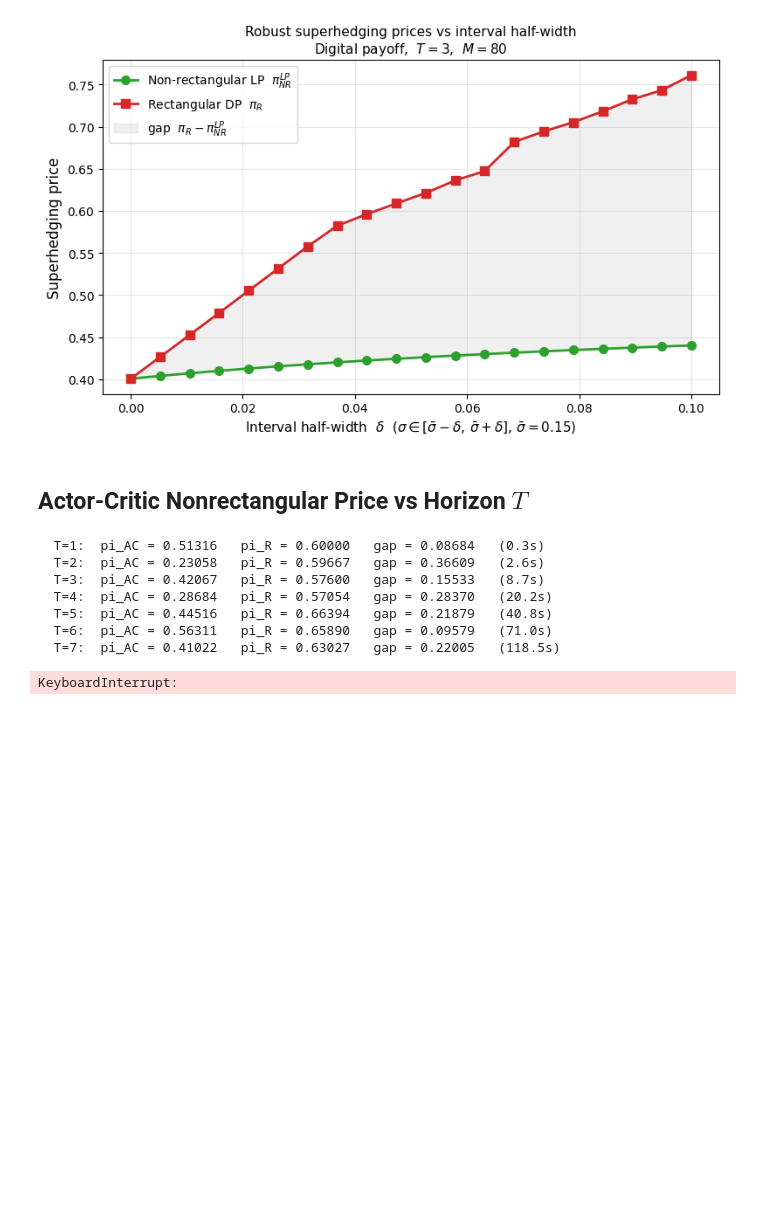
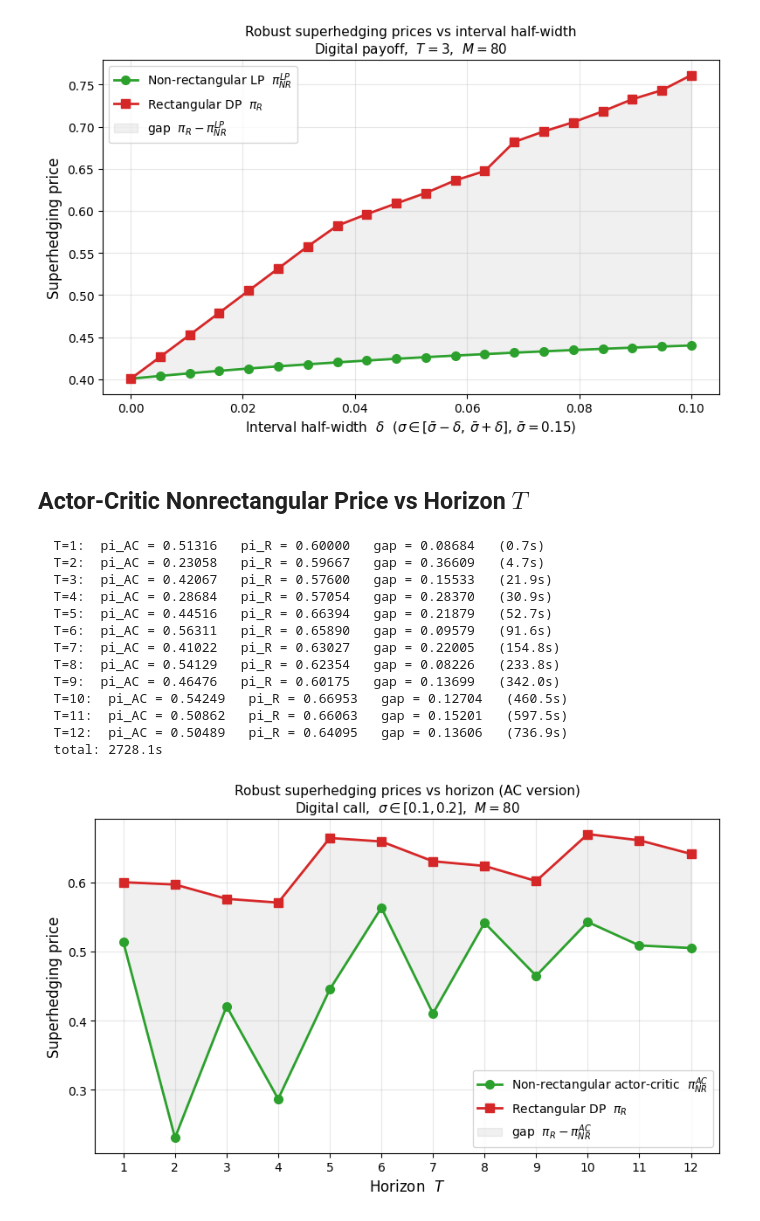
Before and after one commit to jcvetinovska/Rectangularity-Asset-Pricing, a Jupyter notebook: sigma_interval_digital_call.ipynb, the cells around one changed output. Drawn from its saved outputs; the diff is of its cells as text; code cells hidden in the pictures; blank space fills up the shorter version.

```diff
--- a/sigma_interval_digital_call.ipynb
+++ b/sigma_interval_digital_call.ipynb
@@ -1378,44 +1378,50 @@ def solve_ac_for_params(T_, sigma_lo_, sigma_hi_, seed=0, verbose=False):
 # Compute pi_AC and pi_R vs horizon T  (sigma interval fixed)
 # ═══════════════════════════════════════════════════════════════════════════════
 
-T_VALUES = [1, 2, 3, 4,5,6,7,8,9,10,11,12,13,14]
+T_VALUES = [1, 2, 3, 4,5,6,7,8,9,10,11,12]
 t0 = time.time()
 ac_by_T, rect_ac_by_T = [], []
 for T_ in T_VALUES:
     tt = time.time()
     pi_AC, pi_R = solve_ac_for_params(T_, SIGMA_LO, SIGMA_HI, seed=0, verbose=False)
     ac_by_T.append(pi_AC)
     rect_ac_by_T.append(pi_R)
     print(f"  T={T_}:  pi_AC = {pi_AC:.5f}   pi_R = {pi_R:.5f}   "
           f"gap = {pi_R - pi_AC:.5f}   ({time.time()-tt:.1f}s)")
 print(f"  total: {time.time()-t0:.1f}s")
 
 # ─── Plot ────────────────────────────────────────────────────────────────────
 fig, ax = plt.subplots(figsize=(8, 5))
 ax.plot(T_VALUES, ac_by_T,      "o-", color="#2ca02c", lw=2, ms=7,
         label=r"Non-rectangular actor-critic  $\pi_{NR}^{AC}$")
 ax.plot(T_VALUES, rect_ac_by_T, "s-", color="#d62728", lw=2, ms=7,
         label=r"Rectangular DP  $\pi_R$")
 ax.fill_between(T_VALUES, ac_by_T, rect_ac_by_T,
                 color="#888888", alpha=0.12,
                 label=r"gap  $\pi_R - \pi_{NR}^{AC}$")
 ax.set_xlabel("Horizon  $T$", fontsize=12)
 ax.set_ylabel("Superhedging price", fontsize=12)
 ax.set_title(
     "Robust superhedging prices vs horizon (AC version)\n"
     rf"Digital call,  $\sigma\in[{SIGMA_LO},{SIGMA_HI}]$,  $M={N_SIGMA}$",
     fontsize=11)
 ax.set_xticks(T_VALUES)
 ax.grid(alpha=0.3)
 ax.legend(loc="best", fontsize=10)
 plt.tight_layout()
 plt.show()
 # %% [output]
-  T=1:  pi_AC = 0.51316   pi_R = 0.60000   gap = 0.08684   (0.3s)
-  T=2:  pi_AC = 0.23058   pi_R = 0.59667   gap = 0.36609   (2.6s)
-  T=3:  pi_AC = 0.42067   pi_R = 0.57600   gap = 0.15533   (8.7s)
-  T=4:  pi_AC = 0.28684   pi_R = 0.57054   gap = 0.28370   (20.2s)
-  T=5:  pi_AC = 0.44516   pi_R = 0.66394   gap = 0.21879   (40.8s)
-  T=6:  pi_AC = 0.56311   pi_R = 0.65890   gap = 0.09579   (71.0s)
-  T=7:  pi_AC = 0.41022   pi_R = 0.63027   gap = 0.22005   (118.5s)
+  T=1:  pi_AC = 0.51316   pi_R = 0.60000   gap = 0.08684   (0.7s)
+  T=2:  pi_AC = 0.23058   pi_R = 0.59667   gap = 0.36609   (4.7s)
+  T=3:  pi_AC = 0.42067   pi_R = 0.57600   gap = 0.15533   (21.9s)
+  T=4:  pi_AC = 0.28684   pi_R = 0.57054   gap = 0.28370   (30.9s)
+  T=5:  pi_AC = 0.44516   pi_R = 0.66394   gap = 0.21879   (52.7s)
+  T=6:  pi_AC = 0.56311   pi_R = 0.65890   gap = 0.09579   (91.6s)
+  T=7:  pi_AC = 0.41022   pi_R = 0.63027   gap = 0.22005   (154.8s)
+  T=8:  pi_AC = 0.54129   pi_R = 0.62354   gap = 0.08226   (233.8s)
+  T=9:  pi_AC = 0.46476   pi_R = 0.60175   gap = 0.13699   (342.0s)
+  T=10:  pi_AC = 0.54249   pi_R = 0.66953   gap = 0.12704   (460.5s)
+  T=11:  pi_AC = 0.50862   pi_R = 0.66063   gap = 0.15201   (597.5s)
+  T=12:  pi_AC = 0.50489   pi_R = 0.64095   gap = 0.13606   (736.9s)
+  total: 2728.1s
-KeyboardInterrupt:
+[figure, added]
```
Also changed, not shown: parts of 3 cells of this notebook, 1 other file.
